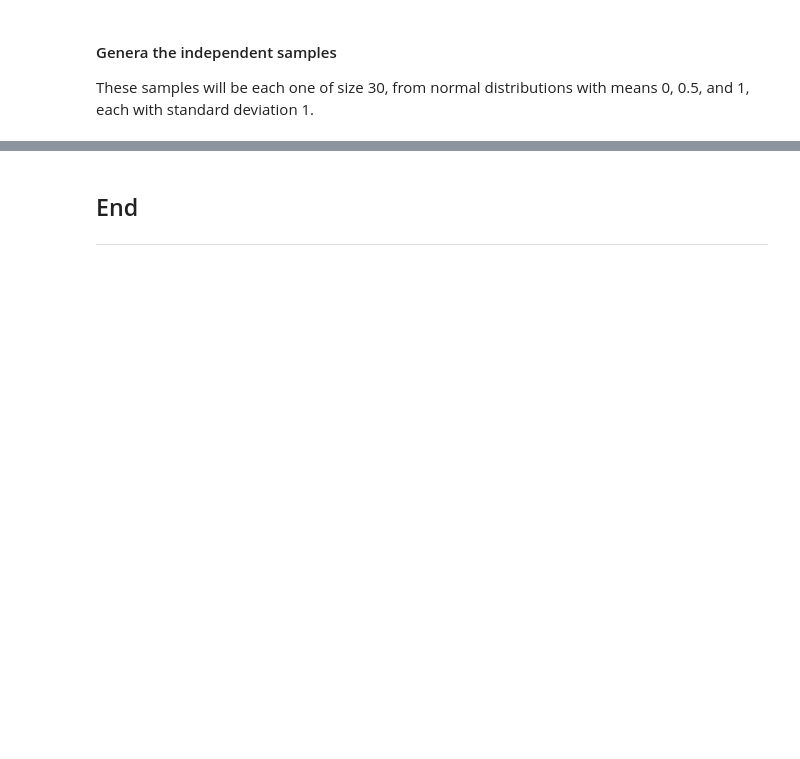
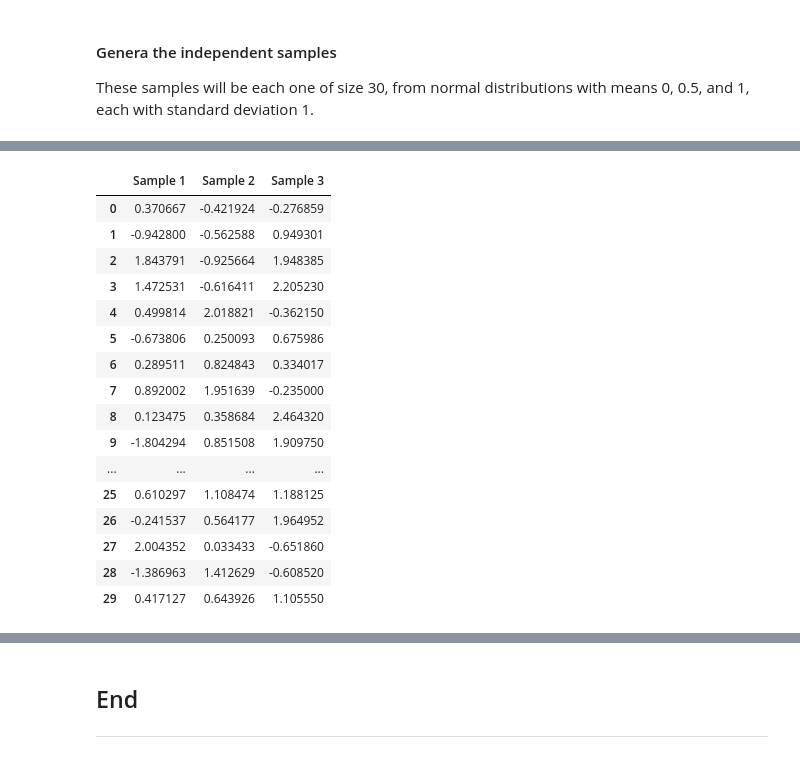
Before and after one commit to Jennyicano/applied-statistics, a Jupyter notebook: problems.ipynb, the cells around one changed output, grey strips where cells are left out. Drawn from its saved outputs; the diff is of its cells as text; code cells hidden in the pictures; blank space fills up the shorter version.

```diff
--- a/problems.ipynb
+++ b/problems.ipynb
@@ -902,0 +910,24 @@ ax.legend();
+# %%
+# First we'll create a data frame with the three samples.
+df = pd.DataFrame({'Sample 1': sample_1, 'Sample 2': sample_2, 'Sample 3': sample_3})
+
+# Show.
+df
+# %% [output]
+|  | Sample 1 | Sample 2 | Sample 3 |
+| 0 | 0.370667 | -0.421924 | -0.276859 |
+| 1 | -0.942800 | -0.562588 | 0.949301 |
+| 2 | 1.843791 | -0.925664 | 1.948385 |
+| 3 | 1.472531 | -0.616411 | 2.205230 |
+| 4 | 0.499814 | 2.018821 | -0.362150 |
+| 5 | -0.673806 | 0.250093 | 0.675986 |
+| 6 | 0.289511 | 0.824843 | 0.334017 |
+| 7 | 0.892002 | 1.951639 | -0.235000 |
+| 8 | 0.123475 | 0.358684 | 2.464320 |
+| 9 | -1.804294 | 0.851508 | 1.909750 |
+| ... | ... | ... | ... |
+| 25 | 0.610297 | 1.108474 | 1.188125 |
+| 26 | -0.241537 | 0.564177 | 1.964952 |
+| 27 | 2.004352 | 0.033433 | -0.651860 |
+| 28 | -1.386963 | 1.412629 | -0.608520 |
+| 29 | 0.417127 | 0.643926 | 1.105550 |
```
Also changed, not shown: parts of 38 cells of this notebook, 1 other file.
